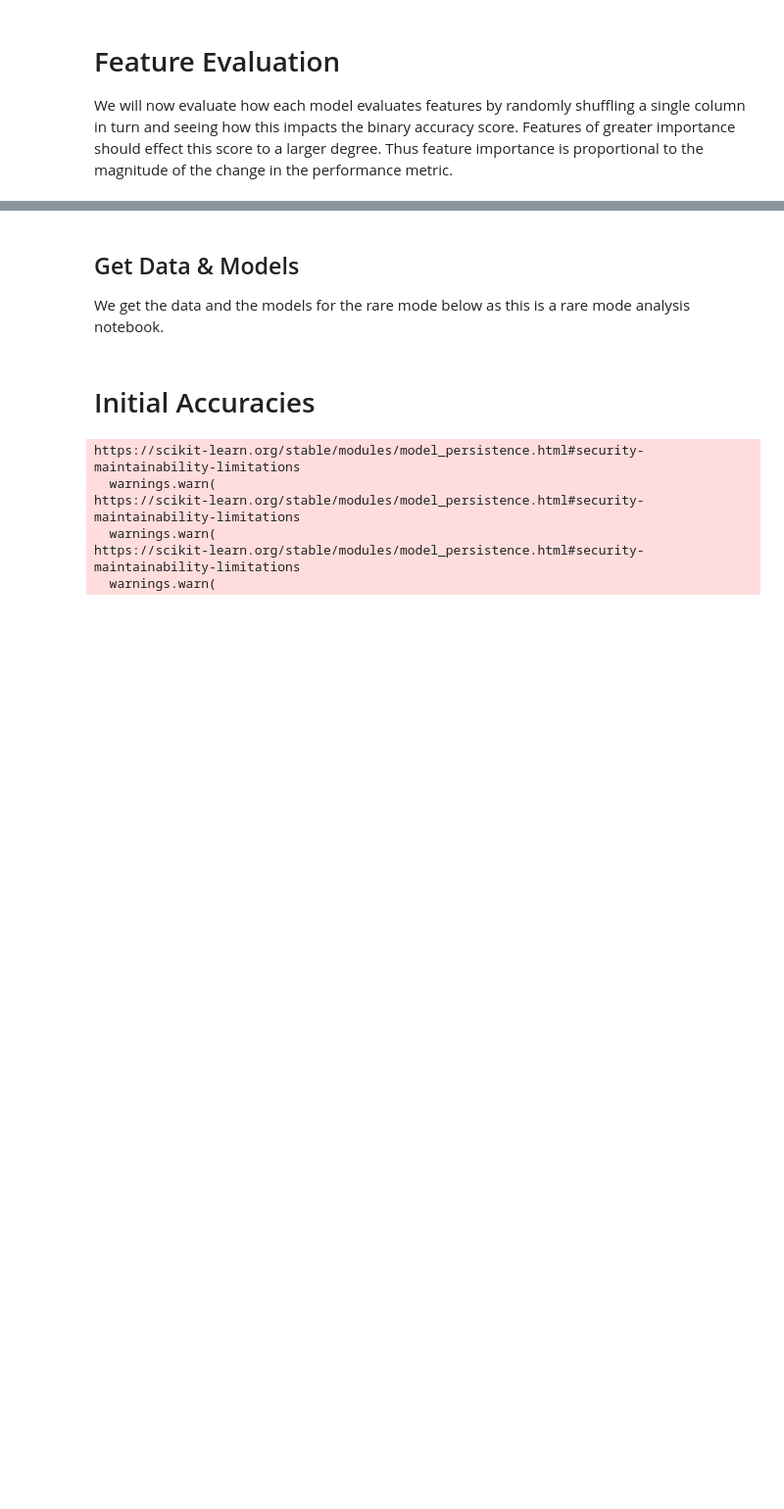
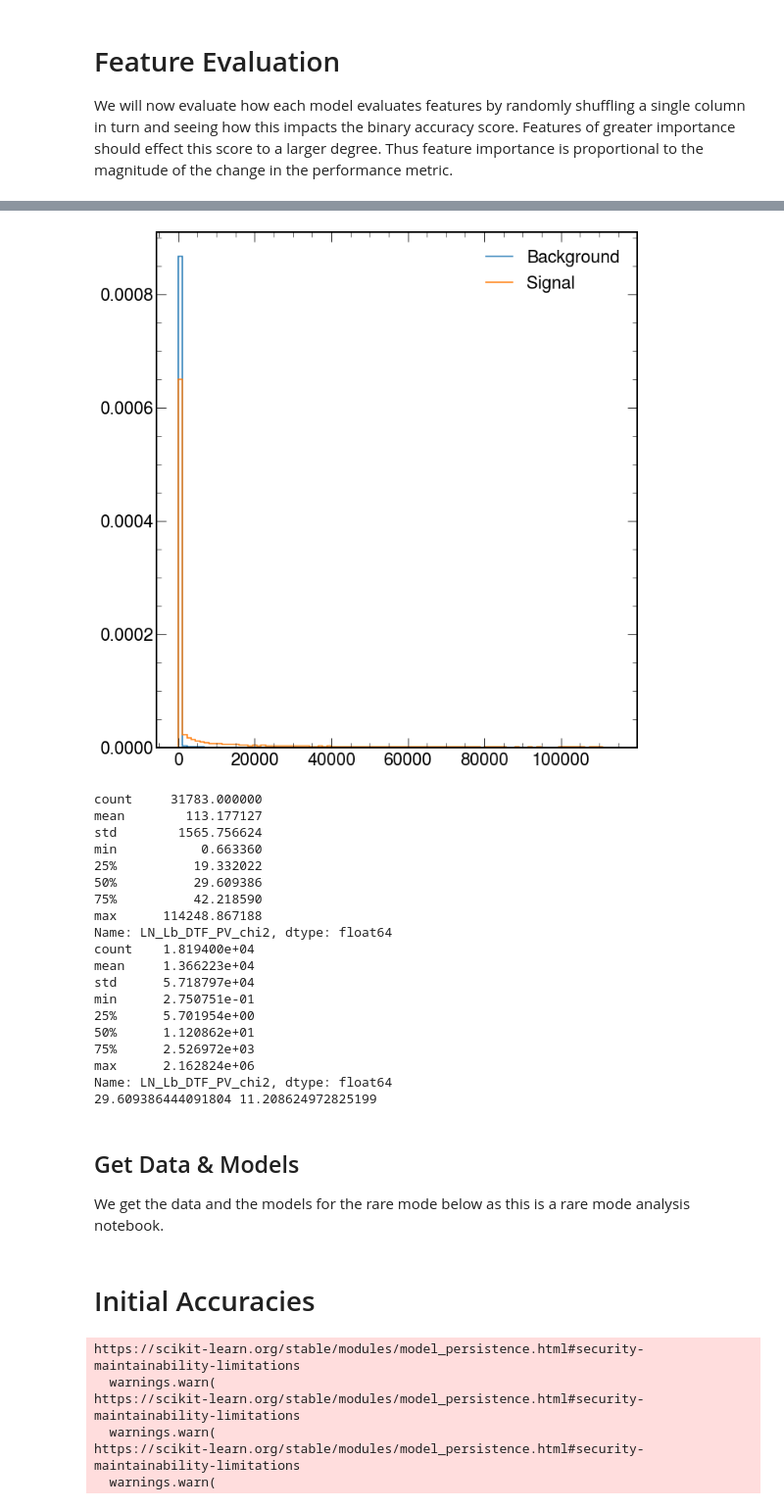
Before and after one commit to ChandlerKenworthy/Y4RareDecayProject, a Jupyter notebook: model_evaluation/feature_evaluation.ipynb, the cells around one changed output, grey strips where cells are left out. Shown at 98% size. Drawn from its saved outputs; the diff is of its cells as text; code cells hidden in the pictures; blank space fills up the shorter version.

```diff
--- a/model_evaluation/feature_evaluation.ipynb
+++ b/model_evaluation/feature_evaluation.ipynb
@@ -15,3 +18,42 @@ plt.style.use([hep.style.ROOT, hep.style.firamath])
+# %%
+tdf = pd.read_csv('../data_files/9.0.1/all.csv', index_col=[0])
+ftr = "LN_Lb_DTF_PV_chi2"
+background_data = np.exp(tdf[ftr][tdf['category']==0])
+signal_data = np.exp(tdf[ftr][tdf['category']==1])
+
+fig, ax = plt.subplots(1, 1)
+h, bins = np.histogram(background_data, bins=100, density=True)
+h1, _ = np.histogram(signal_data, bins=bins, density=True)
+hep.histplot([h, h1], bins=bins, ax=ax, label=['Background', 'Signal'])
+plt.legend()
+plt.tight_layout()
+plt.show()
+
+print(background_data.describe())
+print(signal_data.describe())
+
+print(np.median(background_data), np.median(signal_data))
+# %% [output]
+[figure, added]
+count     31783.000000
+mean        113.177127
+std        1565.756624
+min           0.663360
+25%          19.332022
+50%          29.609386
+75%          42.218590
+max      114248.867188
+Name: LN_Lb_DTF_PV_chi2, dtype: float64
+count    1.819400e+04
+mean     1.366223e+04
+std      5.718797e+04
+min      2.750751e-01
+25%      5.701954e+00
+50%      1.120862e+01
+75%      2.526972e+03
+max      2.162824e+06
+Name: LN_Lb_DTF_PV_chi2, dtype: float64
+29.609386444091804 11.208624972825199
 # %% [markdown]
 ## Get Data & Models
 We get the data and the models for the rare mode below as this is a rare mode analysis notebook.
```
Also changed, not shown: parts of 8 cells of this notebook, 2 other files.
